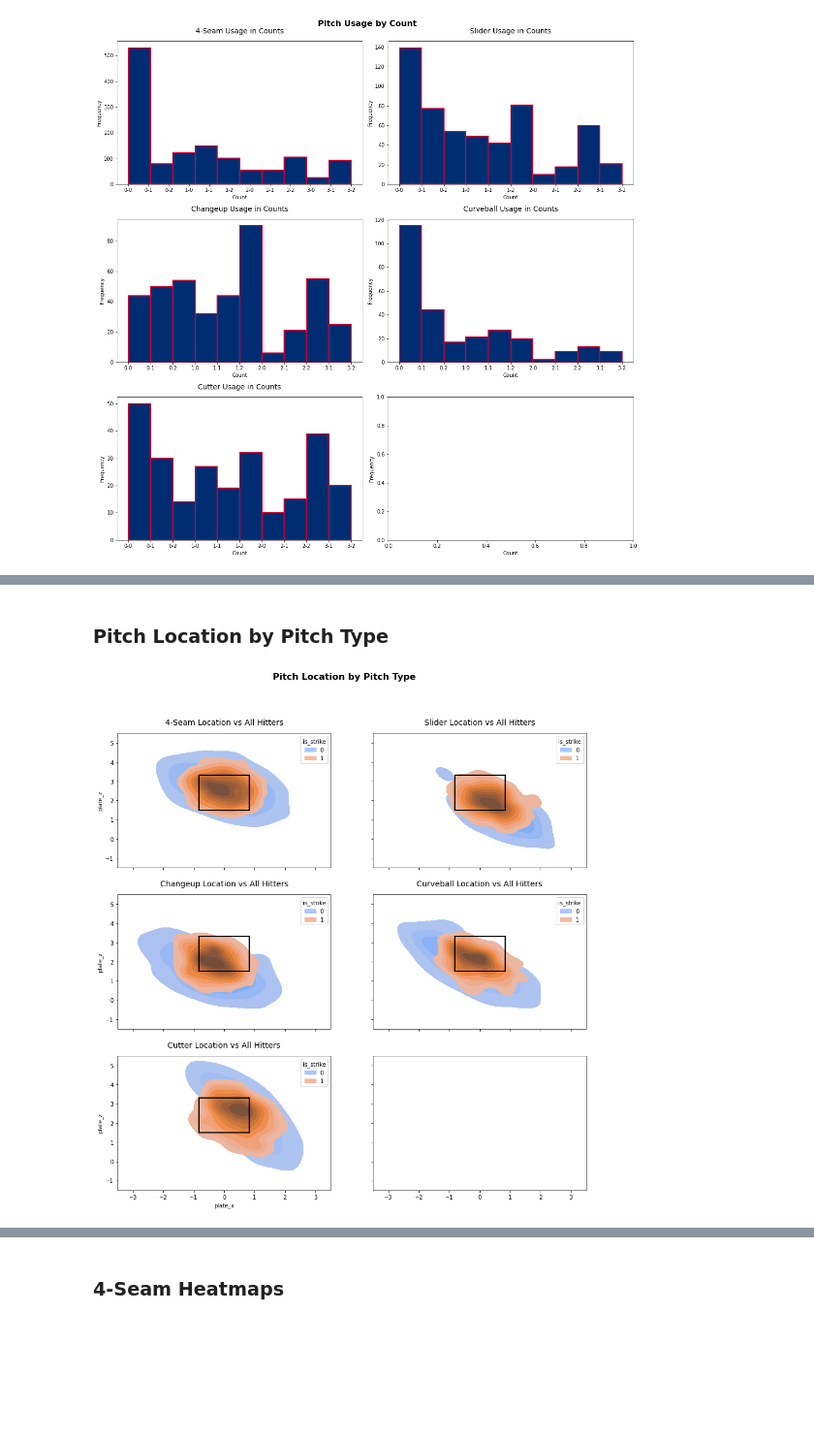
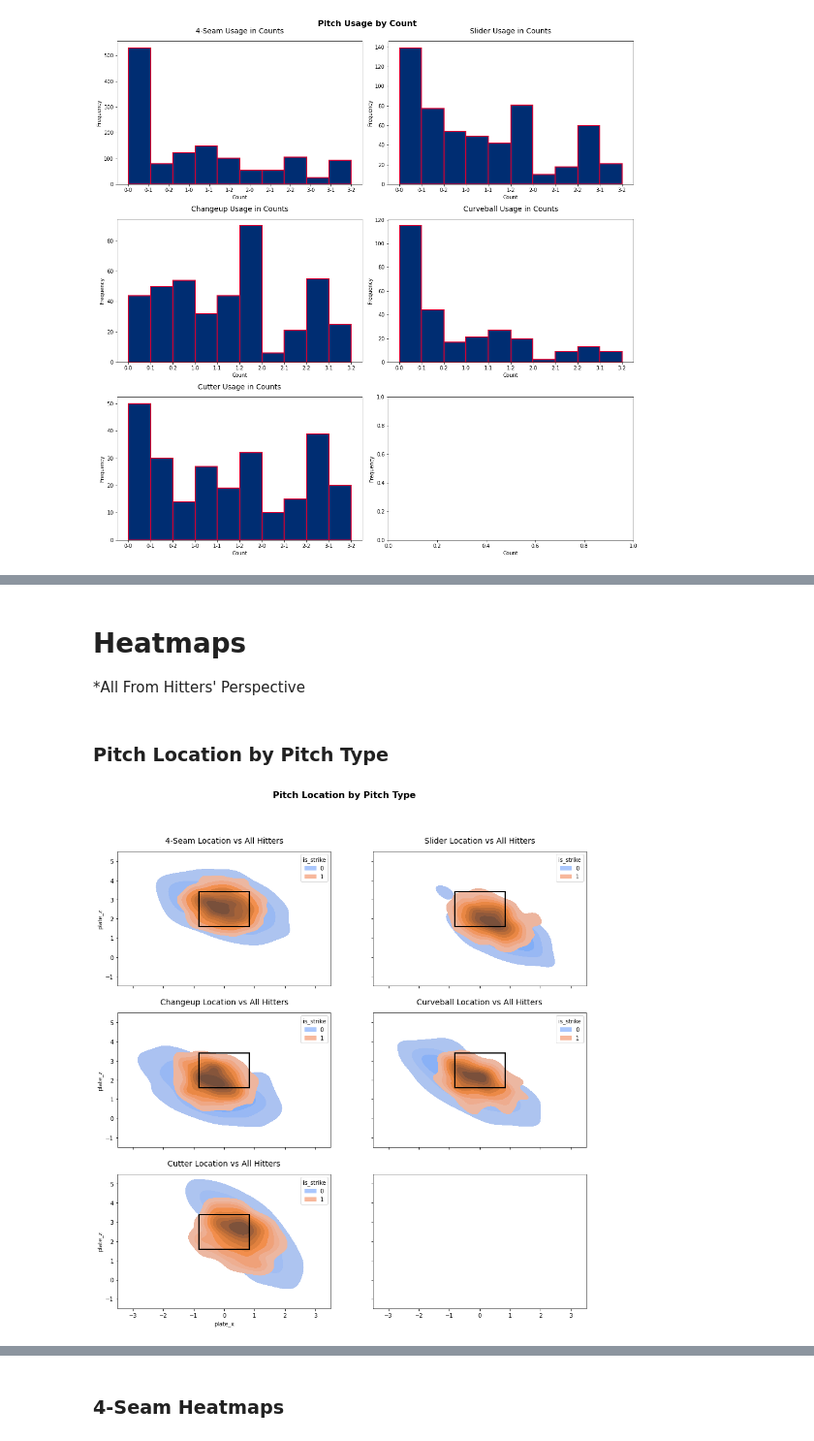
Before and after one commit to anthonyzurke/player-analysis, a Jupyter notebook: pitchers/scherzer-scoutingreport.ipynb, the cells around one changed output, grey strips where cells are left out. Shown at 97% size. Saved outputs shown, nothing was run; the diff lists cells and outputs as text; code cells hidden in the pictures; blank space fills up the shorter version.

```diff
--- a/pitchers/scherzer-scoutingreport.ipynb
+++ b/pitchers/scherzer-scoutingreport.ipynb
@@ -300,29 +315,32 @@ plt.title('Balls and Strikes - All Pitches', fontdict = font_title, pad = 15);
+# %% [markdown]
+# Heatmaps
+*All From Hitters' Perspective
 # %% [markdown]
 ### Pitch Location by Pitch Type
 # %%
 fig, axs = plt.subplots(3, 2, figsize = (15, 15), sharex = True, sharey = True)
 fig.suptitle('Pitch Location by Pitch Type', fontsize = 16, fontweight = 'bold')
 plt.axis(xmin = -3.5, xmax = 3.5)
 plt.axis(ymin = -1.5, ymax = 5.5)
 
 sns.kdeplot(ax = axs[0][0],data=ff,x='plate_x',y='plate_z',fill=True,hue='is_strike',palette='coolwarm')
-axs[0][0].add_patch(Rectangle((-.83, 1.5), 1.66, 1.82, fill = False, color = 'black', linewidth = 2))
+axs[0][0].add_patch(Rectangle((-.83, 1.59), 1.66, 1.82, fill = False, color = 'black', linewidth = 2))
 axs[0][0].set_title('4-Seam Location vs All Hitters', fontsize = 14, pad = 15)
 
 sns.kdeplot(ax = axs[0][1],data=sl,x='plate_x',y='plate_z',fill = True,hue='is_strike',palette='coolwarm')
-axs[0][1].add_patch(Rectangle((-.83, 1.5), 1.66, 1.82, fill = False, color = 'black', linewidth = 2))
+axs[0][1].add_patch(Rectangle((-.83, 1.59), 1.66, 1.82, fill = False, color = 'black', linewidth = 2))
 axs[0][1].set_title('Slider Location vs All Hitters', fontsize = 14, pad = 15)
 
 sns.kdeplot(ax = axs[1][0],data=ch,x='plate_x',y='plate_z',fill=True,hue='is_strike',palette='coolwarm')
-axs[1][0].add_patch(Rectangle((-.83, 1.5), 1.66, 1.82, fill = False, color = 'black', linewidth = 2))
+axs[1][0].add_patch(Rectangle((-.83, 1.59), 1.66, 1.82, fill = False, color = 'black', linewidth = 2))
 axs[1][0].set_title('Changeup Location vs All Hitters', fontsize = 14, pad = 15)
 
 sns.kdeplot(ax = axs[1][1],data=cu,x='plate_x',y='plate_z',fill=True,hue='is_strike',palette='coolwarm')
-axs[1][1].add_patch(Rectangle((-.83, 1.5), 1.66, 1.82, fill = False, color = 'black', linewidth = 2))
+axs[1][1].add_patch(Rectangle((-.83, 1.59), 1.66, 1.82, fill = False, color = 'black', linewidth = 2))
 axs[1][1].set_title('Curveball Location vs All Hitters', fontsize = 14, pad = 15)
 
 sns.kdeplot(ax = axs[2][0],data=fc,x='plate_x',y='plate_z',fill=True,hue='is_strike',palette='coolwarm')
-axs[2][0].add_patch(Rectangle((-.83, 1.5), 1.66, 1.82, fill = False, color = 'black', linewidth = 2))
+axs[2][0].add_patch(Rectangle((-.83, 1.59), 1.66, 1.82, fill = False, color = 'black', linewidth = 2))
 axs[2][0].set_title('Cutter Location vs All Hitters', fontsize = 14, pad = 15);
 # %% [output]
-[figure, old version]
+[figure, new version]
```
Also changed, not shown: parts of 39 cells of this notebook, 1 other file.
